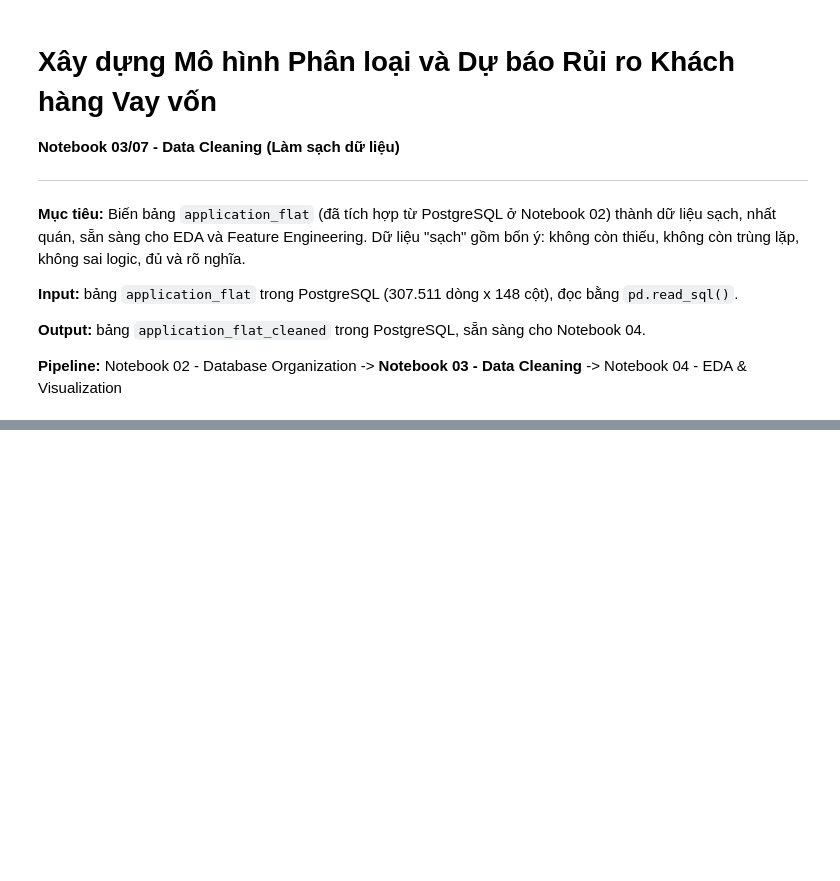
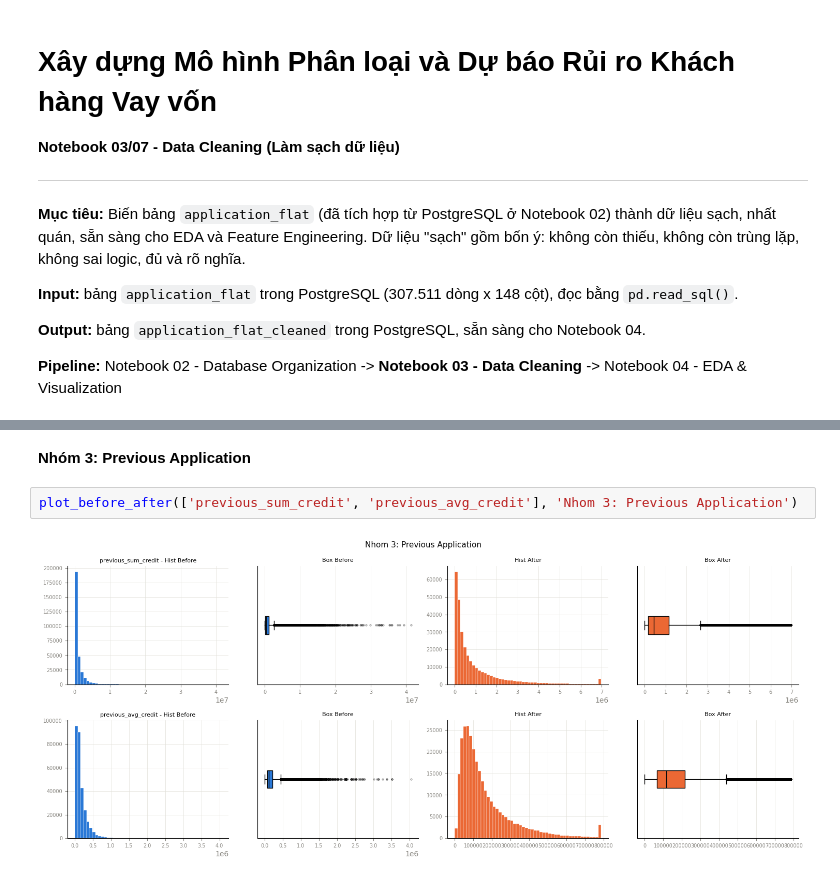
Before and after one commit to thanhhung9720001-collab/credit-risk-classifier, a Jupyter notebook: notebooks/03_data_cleaning.ipynb, the cells around one changed output, grey strips where cells are left out. Drawn from its saved outputs; the diff is of its cells as text; blank space fills up the shorter version.

```diff
--- a/notebooks/03_data_cleaning.ipynb
+++ b/notebooks/03_data_cleaning.ipynb
@@ -729,0 +537,6 @@ Kiểm tra shape và sk_id_curr sau khi lưu: OK
+# %% [markdown]
+**Nhóm 3: Previous Application**
+# %%
+plot_before_after(['previous_sum_credit', 'previous_avg_credit'], 'Nhom 3: Previous Application')
+# %% [output]
+[figure, added]
```
Also changed, not shown: parts of 167 cells of this notebook.
